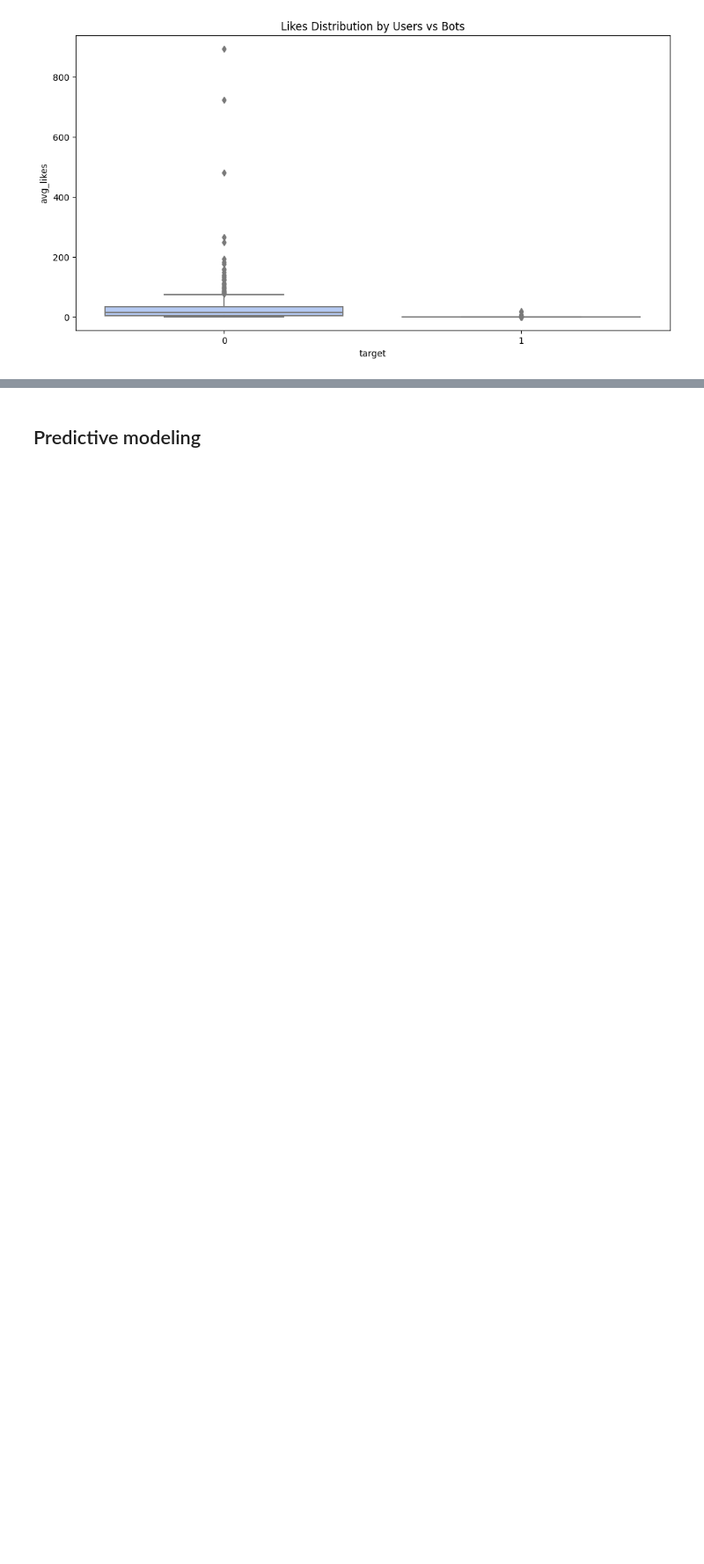
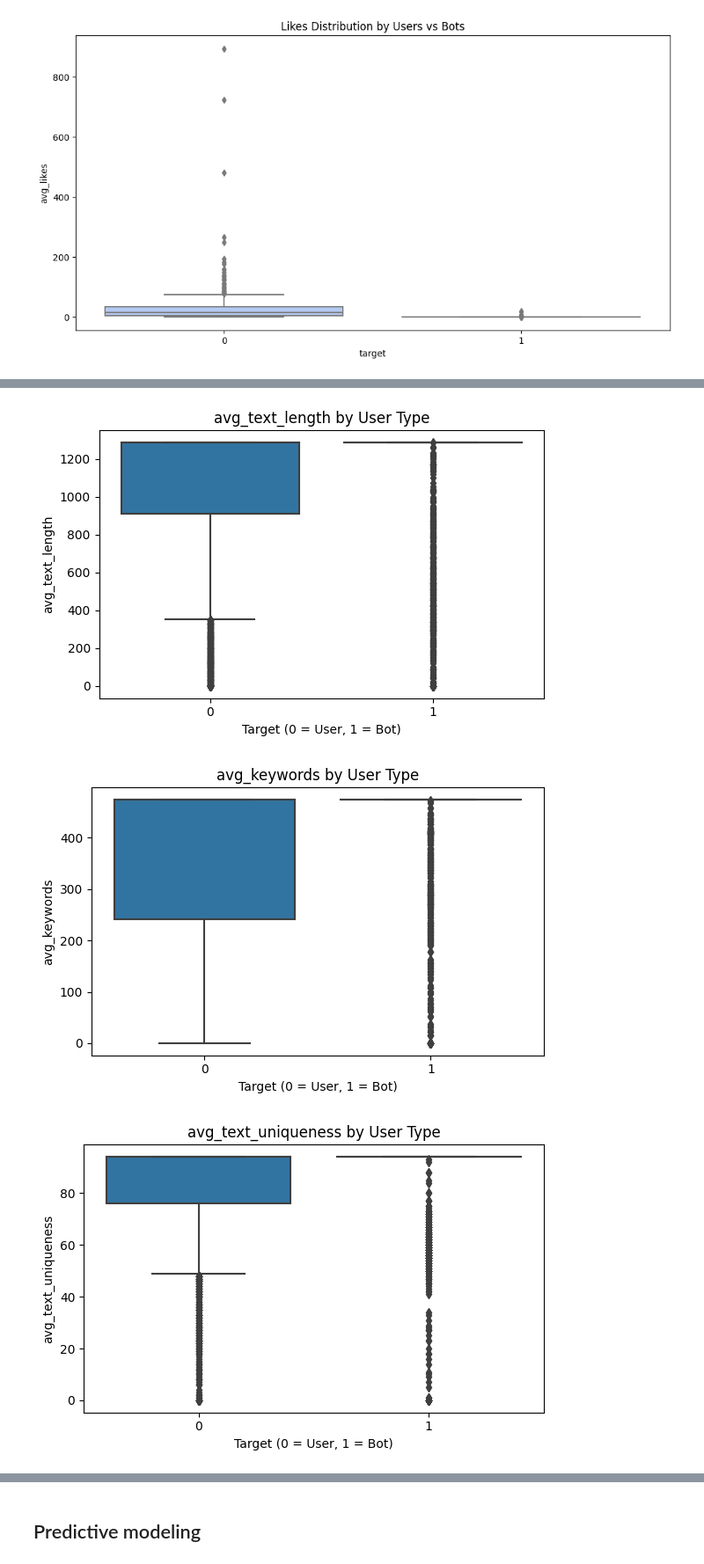
Before and after one commit to lalitssonawane/ineuron-internship, a Jupyter notebook: user-vs-bot-classification-ml-96-60.ipynb, the cells around one changed output, grey strips where cells are left out. Shown at 88% size. Cells and saved outputs as stored; diff of their text form; code cells hidden in the pictures; blank space fills up the shorter version.

```diff
--- a/user-vs-bot-classification-ml-96-60.ipynb
+++ b/user-vs-bot-classification-ml-96-60.ipynb
@@ -200,0 +266,14 @@ plt.show()
+# %%
+text_cols = ['avg_text_length', 'avg_keywords', 'avg_text_uniqueness']
+
+for col in text_cols:
+    plt.figure(figsize=(6, 4))
+    sns.boxplot(data=df, x='target', y=col)
+    plt.title(f"{col} by User Type")
+    plt.xlabel("Target (0 = User, 1 = Bot)")
+    plt.tight_layout()
+    plt.show()
+# %% [output]
+[figure, added]
+[figure, added]
+[figure, added]
```
Also changed, not shown: parts of 9 cells of this notebook.
